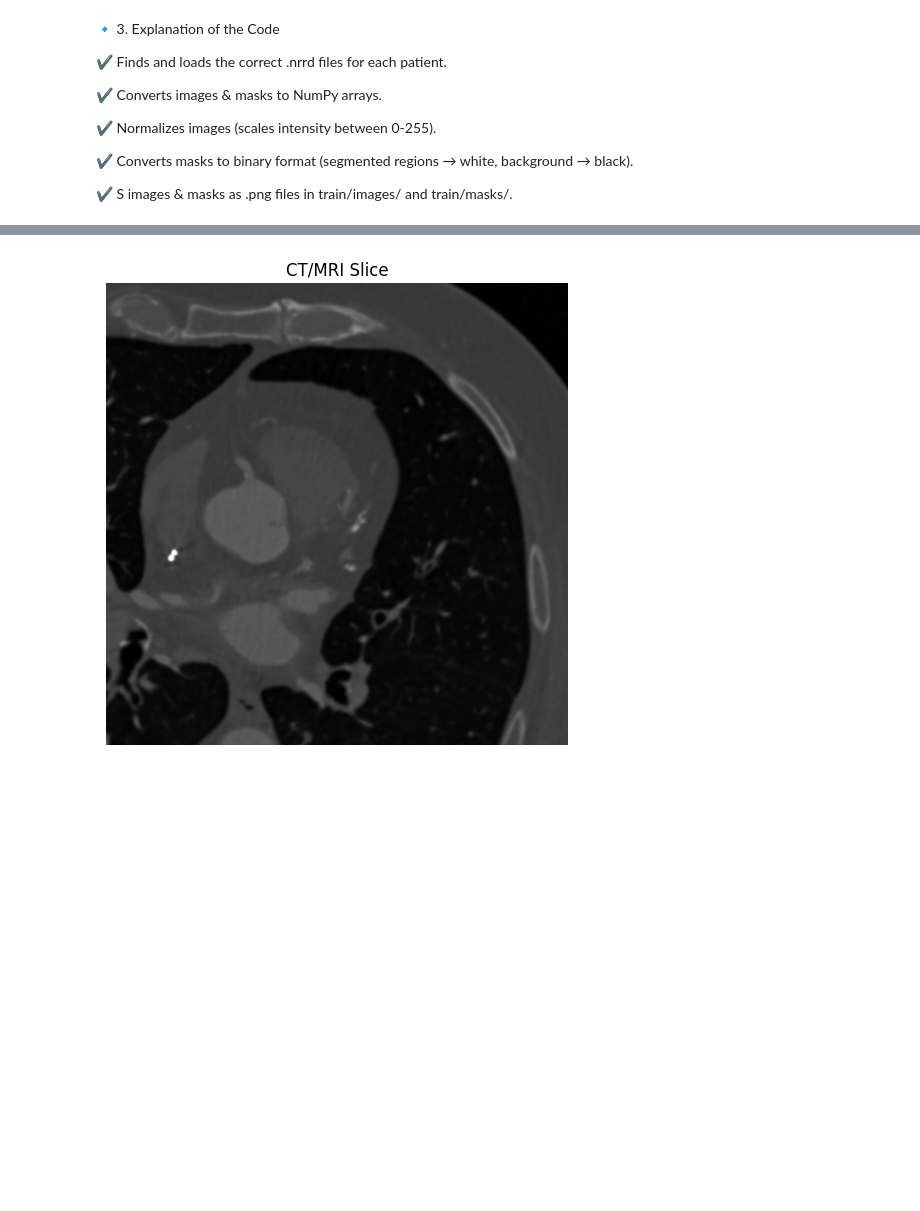
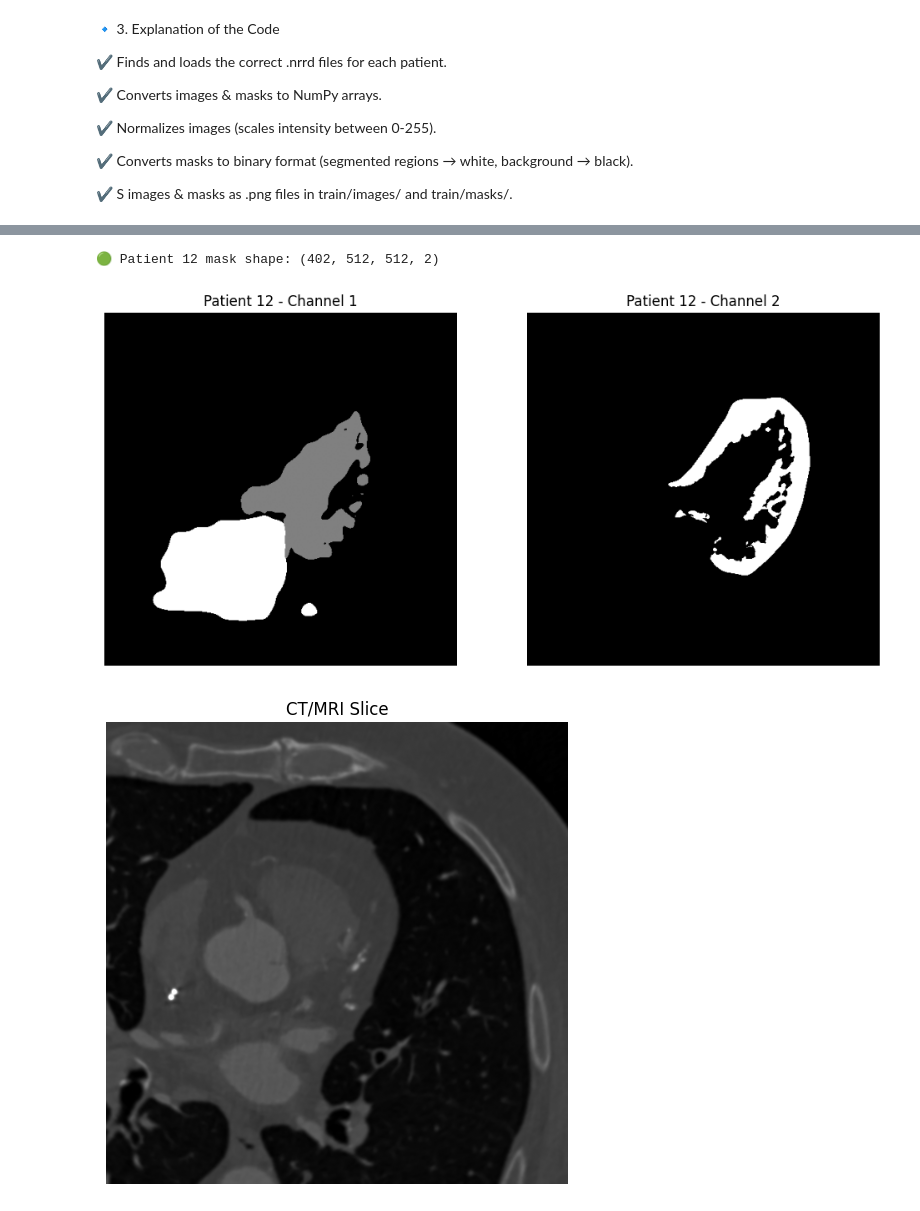
Before and after one commit to Kyvelos/Thesis, a Jupyter notebook: THESIS.ipynb, the cells around one changed output, grey strips where cells are left out. Drawn from its saved outputs; the diff is of its cells as text; code cells hidden in the pictures; blank space fills up the shorter version.

```diff
--- a/THESIS.ipynb
+++ b/THESIS.ipynb
@@ -229,0 +505,13 @@ print("✅ Data extraction complete. Images and masks saved!")
+# %%
+for patient_id in range(1, 21):  # Loop through all patients
+    patient_folder = os.path.join(base_path, f"Patient {patient_id}")
+    segmentation_file = os.path.join(patient_folder, "Segmentation.seg.nrrd")
+
+    if not os.path.exists(segmentation_file):
+        print(f"❌ Missing segmentation file for Patient {patient_id}, skipping.")
+        continue
+
+    segmentation = sitk.ReadImage(segmentation_file)
+    segmentation_array = sitk.GetArrayFromImage(segmentation)  # Convert to numpy
+
+    print(f"🟢 Patient {patient_id} mask shape: {segmentation_array.shape}")  # Print shape
@@ -230,3 +539,58 @@ print("✅ Data extraction complete. Images and masks saved!")
+# %%
+import os
+import SimpleITK as sitk
+import numpy as np
+import matplotlib.pyplot as plt
+
+# 🔹 Change this to visualize a different patient
+patient_id = 12 # Change this number to select another patient
+
+# Paths
+base_path = "/content/drive/Othercomputers/Megatron Laptop/Desktop/Thesis_Data/Cardiac Data Greg/Swter"
+patient_folder = os.path.join(base_path, f"Patient {patient_id}")
+segmentation_file = os.path.join(patient_folder, "Segmentation.seg.nrrd")
+
+# Check if the file exists
+if not os.path.exists(segmentation_file):
+    print(f"❌ Segmentation file for Patient {patient_id} not found!")
+else:
+    # Load the segmentation mask
+    segmentation = sitk.ReadImage(segmentation_file)
+    segmentation_array = sitk.GetArrayFromImage(segmentation)  # Convert to numpy
+
+    # Print the shape
+    print(f"🟢 Patient {patient_id} mask shape: {segmentation_array.shape}")
+
+    # Select a slice to visualize (middle slice)
+    slice_idx = segmentation_array.shape[0] // 2  # Middle slice
+    mask = segmentation_array[slice_idx]  # Shape can be (512, 512) or (512, 512, 2)
+
+    # Handle single-channel and multi-channel cases
+    if mask.ndim == 3 and mask.shape[-1] == 2:  # If there are 2 channels
+        mask_channel_1 = mask[..., 0]  # First channel
+        mask_channel_2 = mask[..., 1]  # Second channel
+
+        # Plot both channels
+        fig, axes = plt.subplots(1, 2, figsize=(12, 6))
+        axes[0].imshow(mask_channel_1, cmap="gray")
+        axes[0].set_title(f"Patient {patient_id} - Channel 1")
+
+        axes[1].imshow(mask_channel_2, cmap="gray")
+        axes[1].set_title(f"Patient {patient_id} - Channel 2")
+
+        for ax in axes:
+            ax.axis("off")
+
+    else:  # If it's a single-channel mask
+        plt.figure(figsize=(6, 6))
+        plt.imshow(mask, cmap="gray")
+        plt.title(f"Patient {patient_id} - Single-Channel Mask")
+        plt.axis("off")
+
+    plt.show()
+# %% [output]
+🟢 Patient 12 mask shape: (402, 512, 512, 2)
+[figure, added]
 # %%
 import matplotlib.pyplot as plt
 import cv2
```
Also changed, not shown: parts of 10 cells of this notebook.
